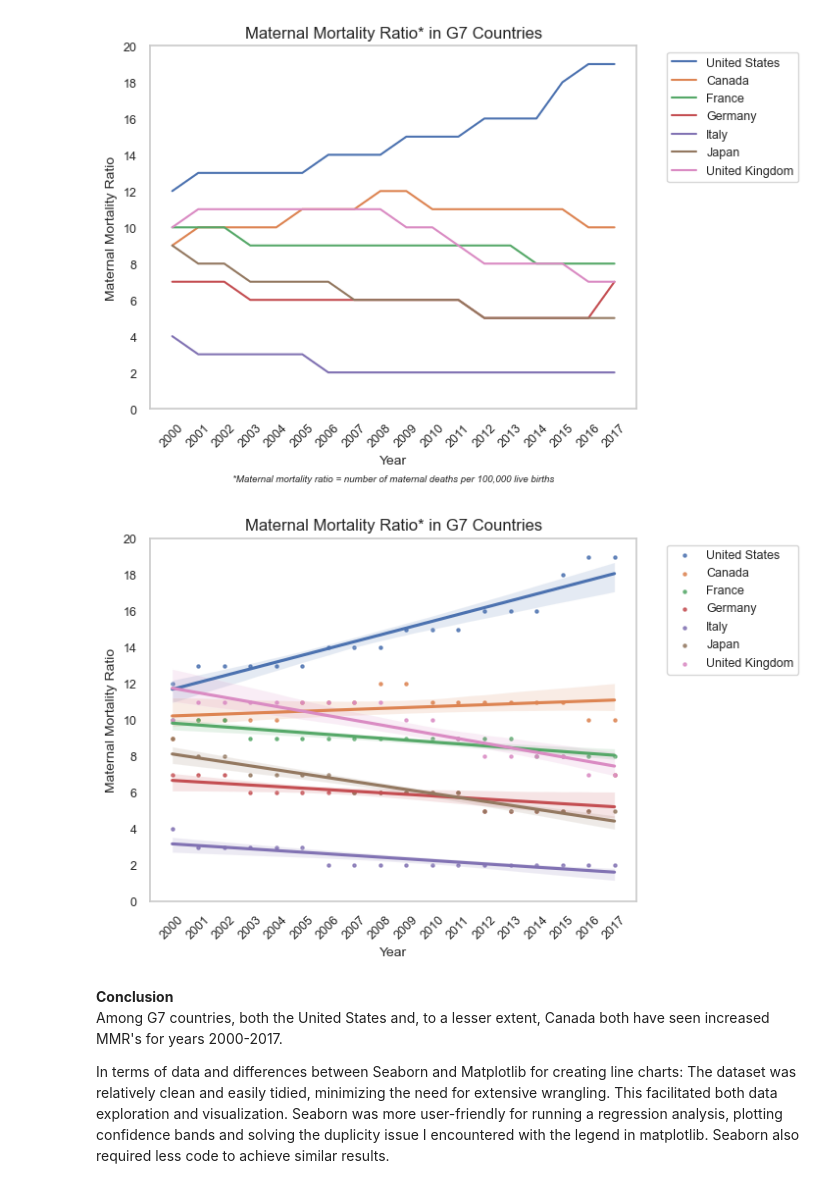
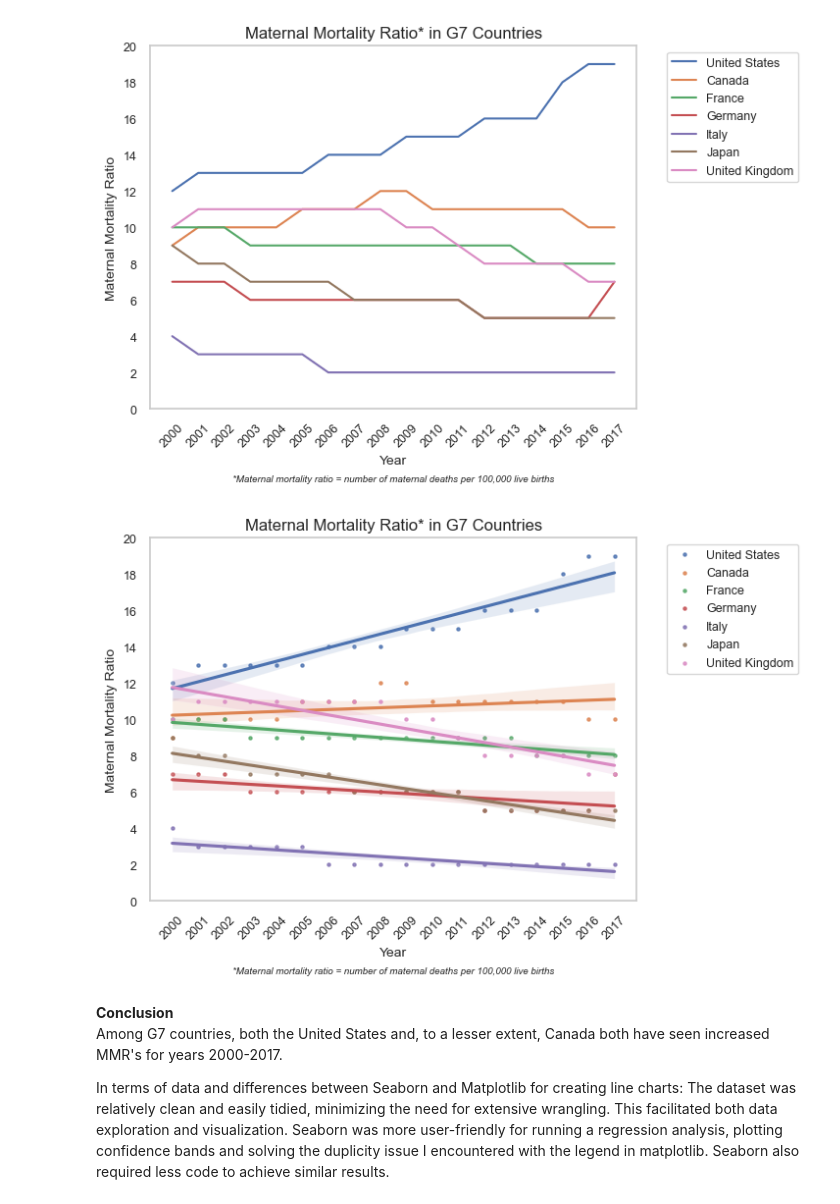
Before and after one commit to greggmaloy/Data_602, a Jupyter notebook: assignment_8_severe_maternal_morbidity.ipynb, the cells around one changed output. Drawn from its saved outputs; the diff is of its cells as text; code cells hidden in the pictures.

```diff
--- a/assignment_8_severe_maternal_morbidity.ipynb
+++ b/assignment_8_severe_maternal_morbidity.ipynb
@@ -448,33 +450,41 @@ plt.show()
 # %%
 import seaborn as sns
 import matplotlib.pyplot as plt
 
 # Assuming g7_countries is defined earlier
 g7_countries = ['United States', 'Canada', 'France', 'Germany', 'Italy', 'Japan', 'United Kingdom']
 
 # Set Seaborn style
 sns.set(style="whitegrid")
 
 pivoted_df['Year'] = pd.to_numeric(pivoted_df['Year'])
 
 # Create a line plot with regression lines for each G7 country
 for country in g7_countries:
     sns.regplot(data=pivoted_df, x='Year', y=country, label=country, scatter_kws={'s': 5})
 
 # Add labels and title
 plt.xlabel('Year', fontsize=10)
 plt.ylabel('Maternal Mortality Ratio', fontsize=10)
 plt.title('Maternal Mortality Ratio* in G7 Countries', fontsize=12)
 
 plt.legend(bbox_to_anchor=(1.05, 1), loc='upper left', prop={'size': 9})
 plt.yticks(range(0, int(pivoted_df[g7_countries].max().max()) + 2, 2),fontsize=9)
 plt.xticks(pivoted_df['Year'], rotation=45,fontsize=9)
 # Add a legend
 plt.grid(False)
-# Display the plot
+# Annotation
+plt.annotate(
+    '*Maternal mortality ratio = number of maternal deaths per 100,000 live births',
+    xy=(0.5, -0.2),  # Position under the y-axis
+    xycoords='axes fraction',
+    fontsize=7,  # Set font size for the annotation
+    horizontalalignment='center',
+    style='italic'  # Italicize the text
+)
 plt.show()
 # %% [output]
-[figure, old version]
+[figure, new version]
 # %% [markdown]
 **Conclusion**
 Among G7 countries, both the United States and, to a lesser extent, Canada both have seen increased MMR's for years 2000-2017.
```
Also changed, not shown: parts of 1 cell of this notebook.
